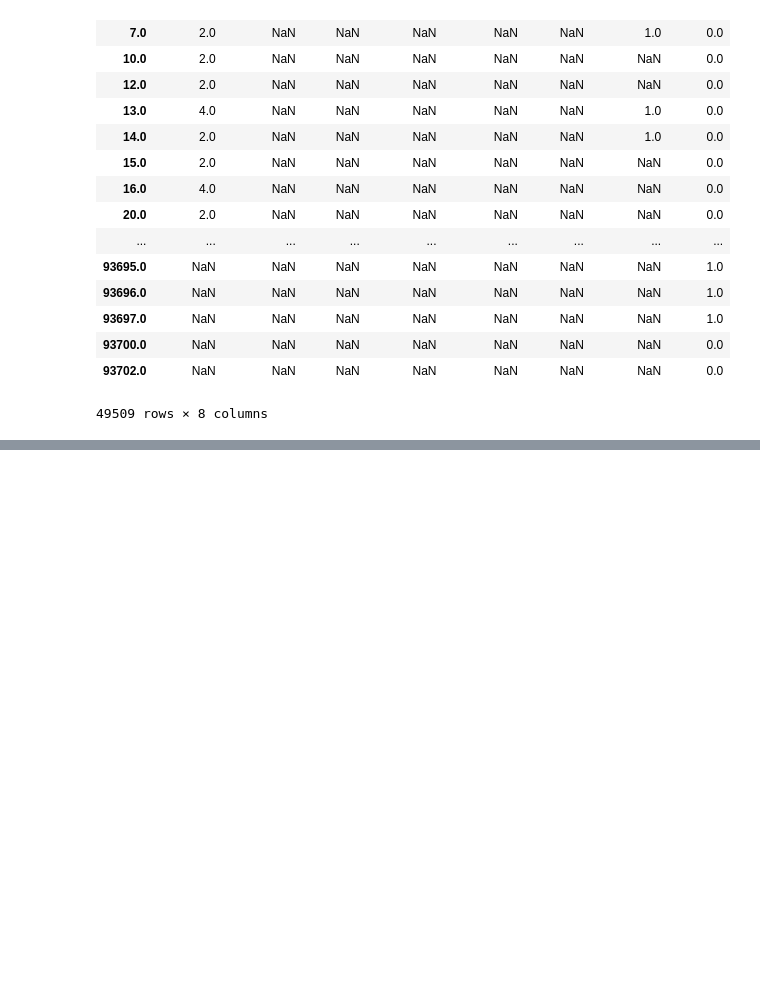
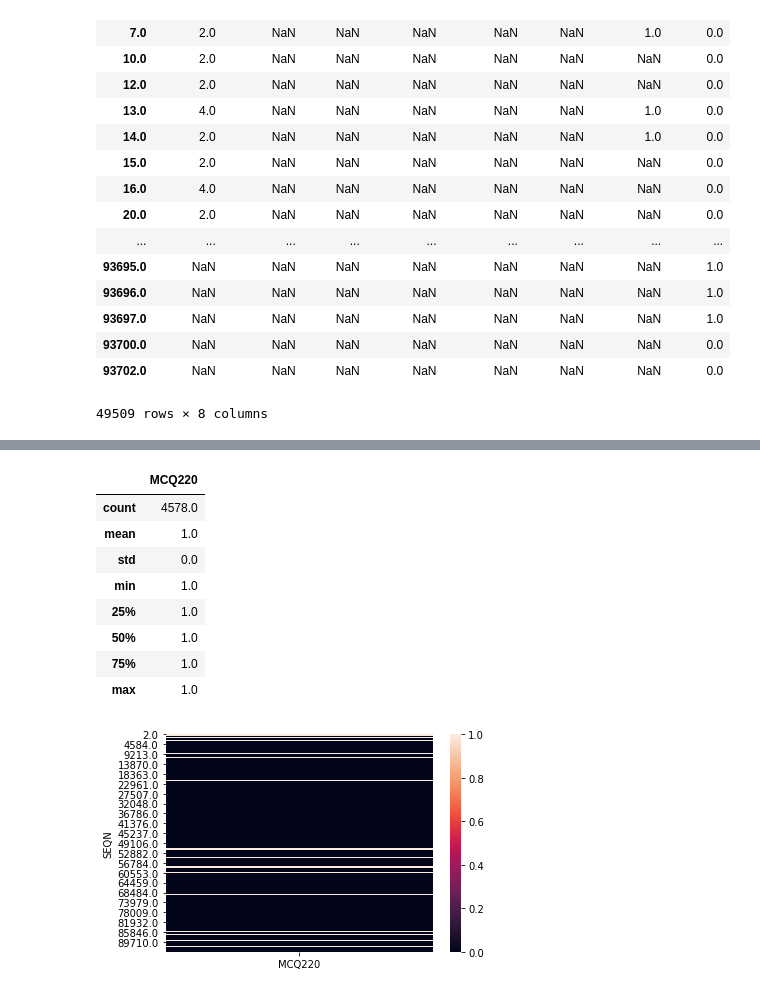
Before and after one commit to apashch/CancerPrediction, a Jupyter notebook: FeatureSelection.ipynb, the cells around one changed output, grey strips where cells are left out. Drawn from its saved outputs; the diff is of its cells as text; code cells hidden in the pictures; blank space fills up the shorter version.

```diff
--- a/FeatureSelection.ipynb
+++ b/FeatureSelection.ipynb
@@ -100,0 +190,16 @@ ds.df
+# %%
+targetdf = ds.df[["MCQ220"]]
+sns.heatmap(targetdf)
+targetdf.describe()
+targetdf[targetdf.MCQ220 == 1].describe()
+# %% [output]
+|  | MCQ220 |
+| count | 4578.0 |
+| mean | 1.0 |
+| std | 0.0 |
+| min | 1.0 |
+| 25% | 1.0 |
+| 50% | 1.0 |
+| 75% | 1.0 |
+| max | 1.0 |
+[figure, added]
```
Also changed, not shown: parts of 9 cells of this notebook, 2 other files.
